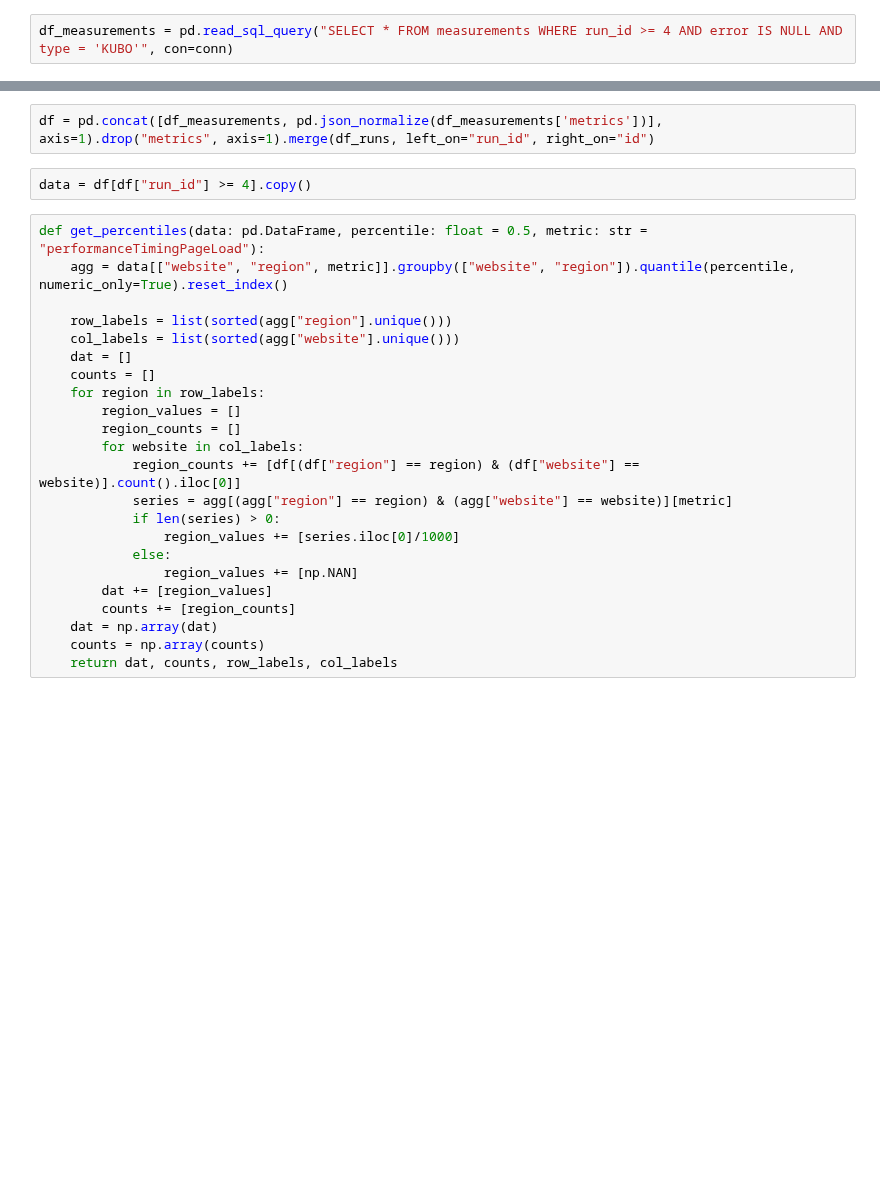
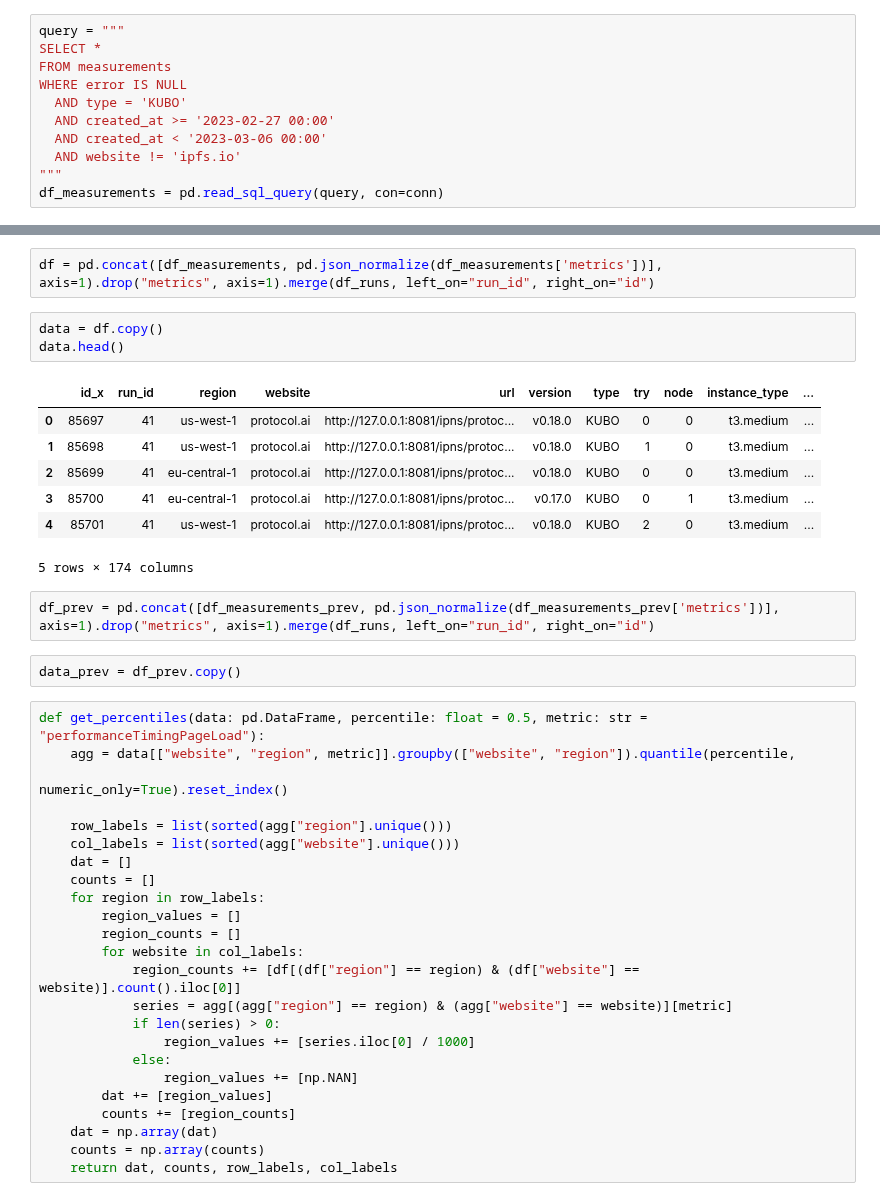
Before and after one commit to probe-lab/tiros, a Jupyter notebook: analysis.ipynb, the cells around one changed output, grey strips where cells are left out. Saved outputs shown, nothing was run; the diff lists cells and outputs as text; blank space fills up the shorter version.

```diff
--- a/analysis.ipynb
+++ b/analysis.ipynb
@@ -26,4 +31,13 @@ dpi = 150
 # %%
 df_runs = pd.read_sql_query("SELECT * FROM runs", con=conn)
 # %%
-df_measurements = pd.read_sql_query("SELECT * FROM measurements WHERE run_id >= 4 AND error IS NULL AND type = 'KUBO'", con=conn)
+query = """
+SELECT *
+FROM measurements
+WHERE error IS NULL
+  AND type = 'KUBO'
+  AND created_at >= '2023-02-27 00:00'
+  AND created_at < '2023-03-06 00:00'
+  AND website != 'ipfs.io'
+"""
+df_measurements = pd.read_sql_query(query, con=conn)
@@ -30,10 +55,24 @@ df_measurements = pd.read_sql_query("SELECT * FROM measurements WHERE run_id >=
 # %%
 df = pd.concat([df_measurements, pd.json_normalize(df_measurements['metrics'])], axis=1).drop("metrics", axis=1).merge(df_runs, left_on="run_id", right_on="id")
 # %%
-data = df[df["run_id"] >= 4].copy()
+data = df.copy()
+data.head()
+# %% [output]
+|  | id_x | run_id | region | website | url | version | type | try | node | instance_type | ... |
+| 0 | 85697 | 41 | us-west-1 | protocol.ai | http://127.0.0.1:8081/ipns/protoc... | v0.18.0 | KUBO | 0 | 0 | t3.medium | ... |
+| 1 | 85698 | 41 | us-west-1 | protocol.ai | http://127.0.0.1:8081/ipns/protoc... | v0.18.0 | KUBO | 1 | 0 | t3.medium | ... |
+| 2 | 85699 | 41 | eu-central-1 | protocol.ai | http://127.0.0.1:8081/ipns/protoc... | v0.18.0 | KUBO | 0 | 0 | t3.medium | ... |
+| 3 | 85700 | 41 | eu-central-1 | protocol.ai | http://127.0.0.1:8081/ipns/protoc... | v0.17.0 | KUBO | 0 | 1 | t3.medium | ... |
+| 4 | 85701 | 41 | us-west-1 | protocol.ai | http://127.0.0.1:8081/ipns/protoc... | v0.18.0 | KUBO | 2 | 0 | t3.medium | ... |
+5 rows × 174 columns
+# %%
+df_prev = pd.concat([df_measurements_prev, pd.json_normalize(df_measurements_prev['metrics'])], axis=1).drop("metrics", axis=1).merge(df_runs, left_on="run_id", right_on="id")
+# %%
+data_prev = df_prev.copy()
 # %%
 def get_percentiles(data: pd.DataFrame, percentile: float = 0.5, metric: str = "performanceTimingPageLoad"):
-    agg = data[["website", "region", metric]].groupby(["website", "region"]).quantile(percentile, numeric_only=True).reset_index()
+    agg = data[["website", "region", metric]].groupby(["website", "region"]).quantile(percentile,
+                                                                                      numeric_only=True).reset_index()
 
     row_labels = list(sorted(agg["region"].unique()))
     col_labels = list(sorted(agg["website"].unique()))
@@ -46,7 +85,7 @@ def get_percentiles(data: pd.DataFrame, percentile: float = 0.5, metric: str = "
             region_counts += [df[(df["region"] == region) & (df["website"] == website)].count().iloc[0]]
             series = agg[(agg["region"] == region) & (agg["website"] == website)][metric]
             if len(series) > 0:
-                region_values += [series.iloc[0]/1000]
+                region_values += [series.iloc[0] / 1000]
             else:
                 region_values += [np.NAN]
         dat += [region_values]
```
Also changed, not shown: parts of 17 cells of this notebook.
